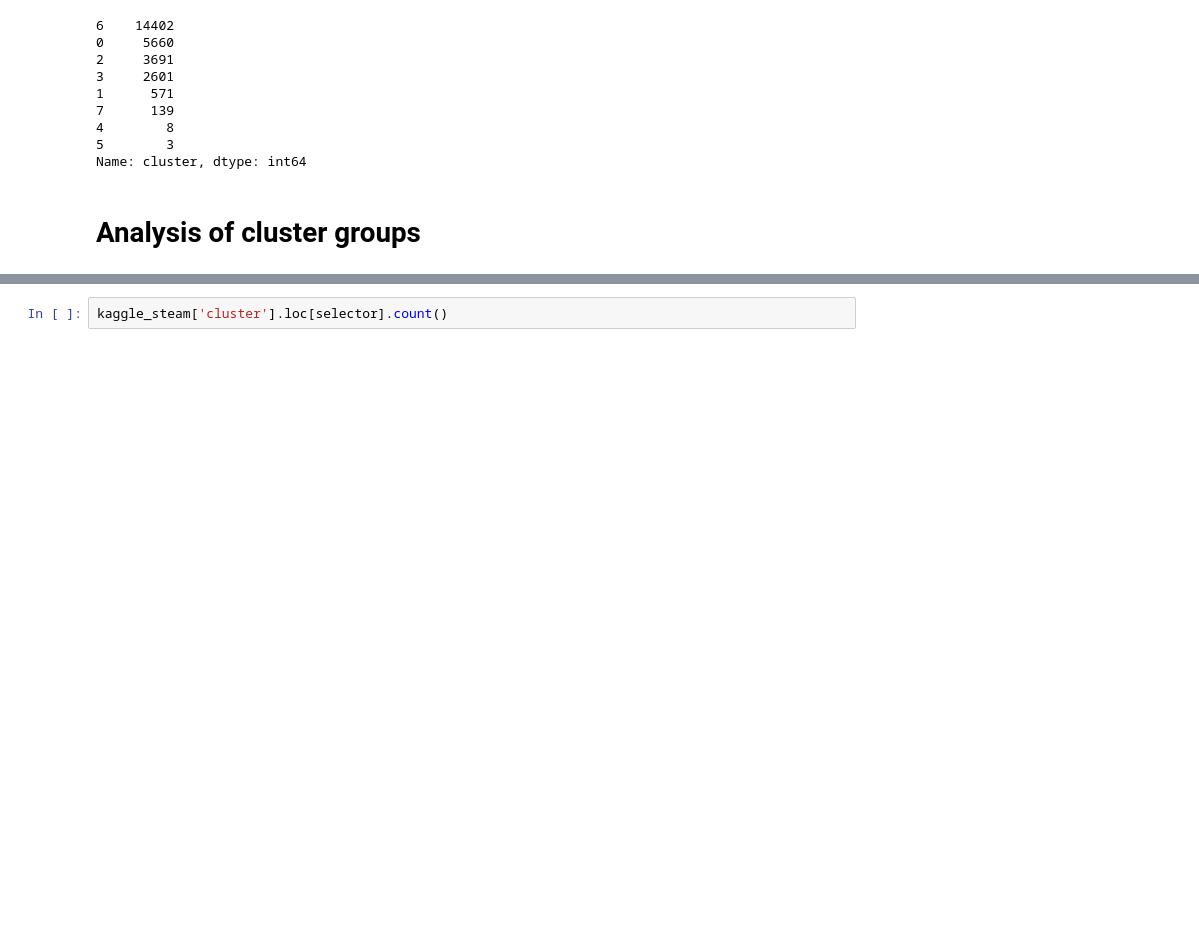
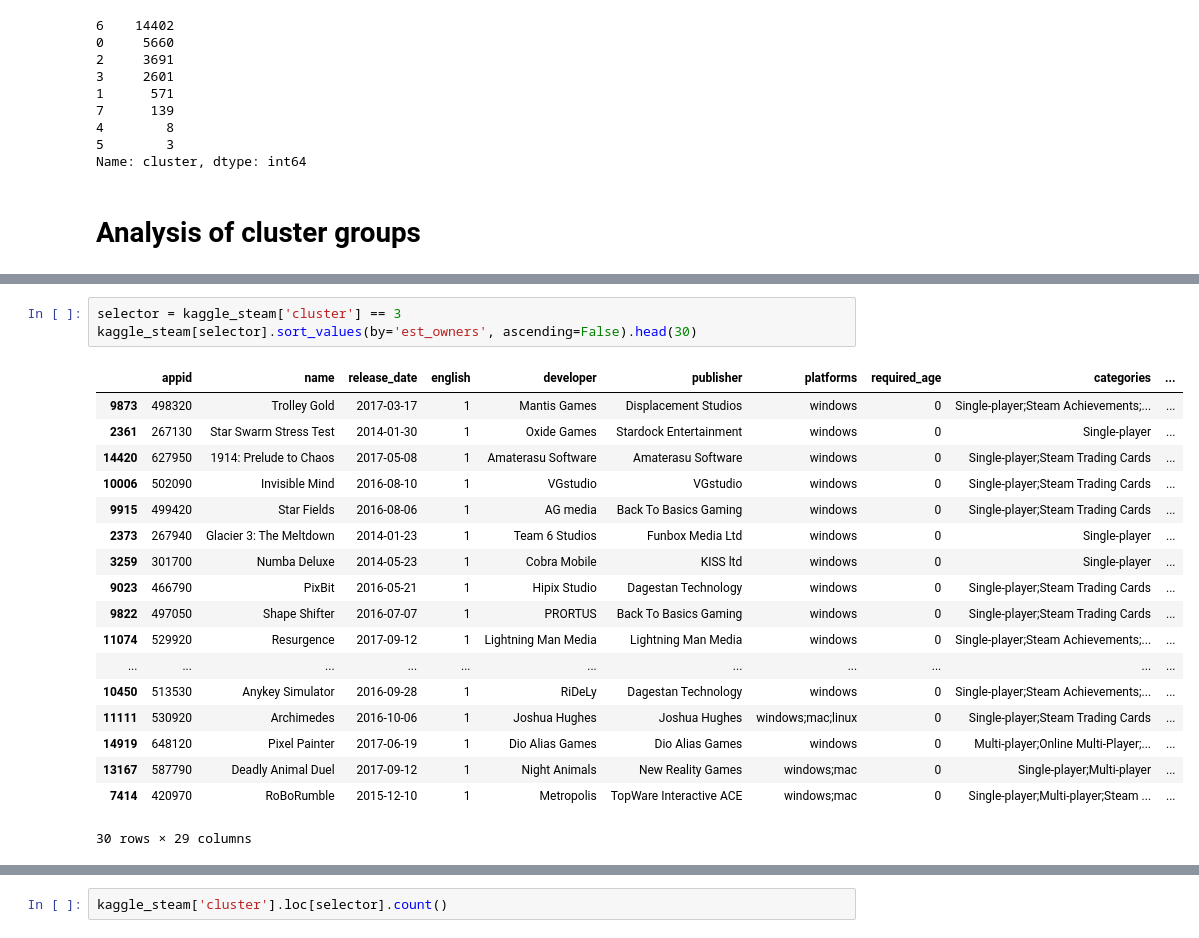
Before and after one commit to nefelibata28/usg, a Jupyter notebook: notebooks/data_cleaning.ipynb, the cells around one changed output, grey strips where cells are left out. Saved outputs shown, nothing was run; the diff lists cells and outputs as text; blank space fills up the shorter version.

```diff
--- a/notebooks/data_cleaning.ipynb
+++ b/notebooks/data_cleaning.ipynb
@@ -804,0 +927,22 @@ Name: cluster, dtype: int64
+# %%
+selector = kaggle_steam['cluster'] == 3
+kaggle_steam[selector].sort_values(by='est_owners', ascending=False).head(30)
+# %% [output]
+|  | appid | name | release_date | english | developer | publisher | platforms | required_age | categories | ... |
+| 9873 | 498320 | Trolley Gold | 2017-03-17 | 1 | Mantis Games | Displacement Studios | windows | 0 | Single-player;Steam Achievements;... | ... |
+| 2361 | 267130 | Star Swarm Stress Test | 2014-01-30 | 1 | Oxide Games | Stardock Entertainment | windows | 0 | Single-player | ... |
+| 14420 | 627950 | 1914: Prelude to Chaos | 2017-05-08 | 1 | Amaterasu Software | Amaterasu Software | windows | 0 | Single-player;Steam Trading Cards | ... |
+| 10006 | 502090 | Invisible Mind | 2016-08-10 | 1 | VGstudio | VGstudio | windows | 0 | Single-player;Steam Trading Cards | ... |
+| 9915 | 499420 | Star Fields | 2016-08-06 | 1 | AG media | Back To Basics Gaming | windows | 0 | Single-player;Steam Trading Cards | ... |
+| 2373 | 267940 | Glacier 3: The Meltdown | 2014-01-23 | 1 | Team 6 Studios | Funbox Media Ltd | windows | 0 | Single-player | ... |
+| 3259 | 301700 | Numba Deluxe | 2014-05-23 | 1 | Cobra Mobile | KISS ltd | windows | 0 | Single-player | ... |
+| 9023 | 466790 | PixBit | 2016-05-21 | 1 | Hipix Studio | Dagestan Technology | windows | 0 | Single-player;Steam Trading Cards | ... |
+| 9822 | 497050 | Shape Shifter | 2016-07-07 | 1 | PRORTUS | Back To Basics Gaming | windows | 0 | Single-player;Steam Trading Cards | ... |
+| 11074 | 529920 | Resurgence | 2017-09-12 | 1 | Lightning Man Media | Lightning Man Media | windows | 0 | Single-player;Steam Achievements;... | ... |
+| ... | ... | ... | ... | ... | ... | ... | ... | ... | ... | ... |
+| 10450 | 513530 | Anykey Simulator | 2016-09-28 | 1 | RiDeLy | Dagestan Technology | windows | 0 | Single-player;Steam Achievements;... | ... |
+| 11111 | 530920 | Archimedes | 2016-10-06 | 1 | Joshua Hughes | Joshua Hughes | windows;mac;linux | 0 | Single-player;Steam Trading Cards | ... |
+| 14919 | 648120 | Pixel Painter | 2017-06-19 | 1 | Dio Alias Games | Dio Alias Games | windows | 0 | Multi-player;Online Multi-Player;... | ... |
+| 13167 | 587790 | Deadly Animal Duel | 2017-09-12 | 1 | Night Animals | New Reality Games | windows;mac | 0 | Single-player;Multi-player | ... |
+| 7414 | 420970 | RoBoRumble | 2015-12-10 | 1 | Metropolis | TopWare Interactive ACE | windows;mac | 0 | Single-player;Multi-player;Steam ... | ... |
+30 rows × 29 columns
```
Also changed, not shown: parts of 18 cells of this notebook.
